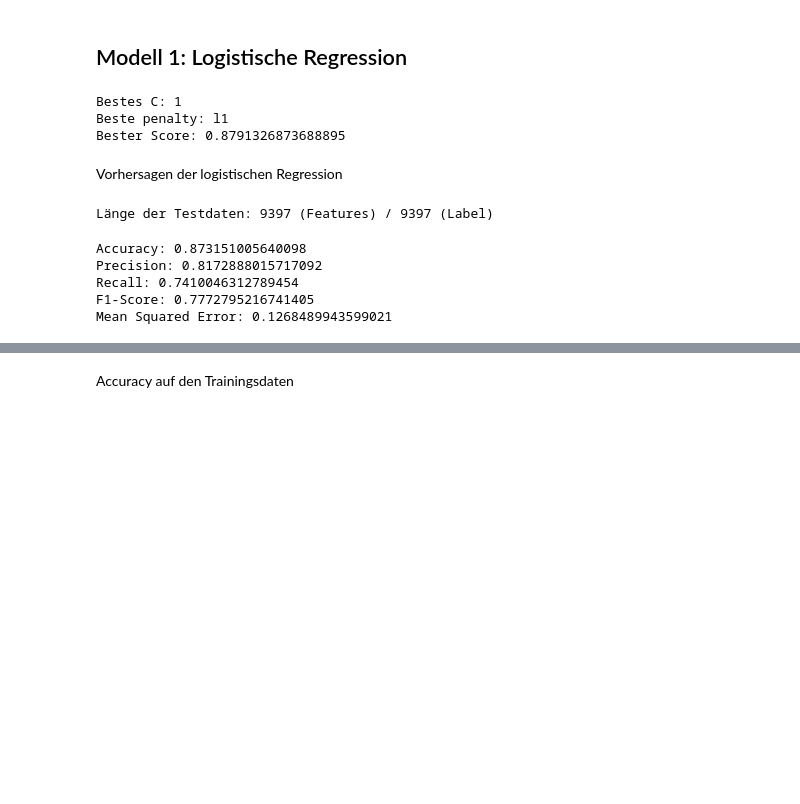
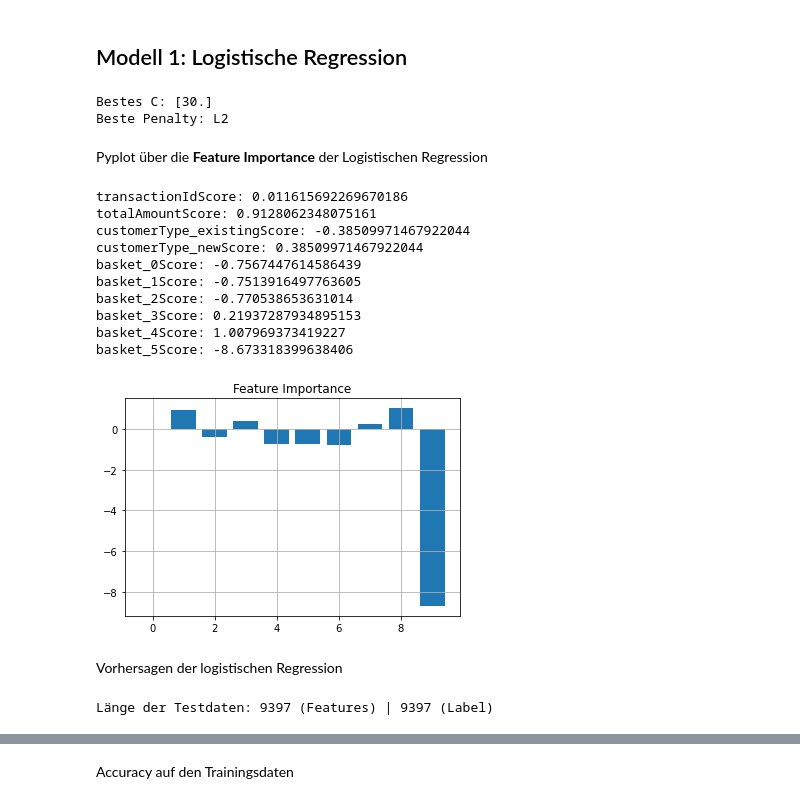
Before and after one commit to czal1011/ml-labor, a Jupyter notebook: project.ipynb, the cells around one changed output, grey strips where cells are left out. Saved outputs shown, nothing was run; the diff lists cells and outputs as text; code cells hidden in the pictures; blank space fills up the shorter version.

```diff
--- a/project.ipynb
+++ b/project.ipynb
@@ -175,6 +173,7 @@ Skalieren des Trainingsdatensatzes mit einem `StandardScaler`
 # %%
 from sklearn.preprocessing import StandardScaler
 scaler = StandardScaler().fit(df)
-df_scaled = scaler.transform(df)
-df_scaled
+scaled_values = scaler.transform(df)
+df_scaled = pd.DataFrame(scaled_values, index=df.index, columns=df.columns)
+df_scaled.head()
 # %% [output]
@@ -281,36 +275,45 @@ array([[-0.52536681,  0.49594518,  0.6507234 , ...,  1.98196241,
 # %% [markdown]
 ## Modell 1: Logistische Regression
 # %%
-from sklearn.linear_model import LogisticRegression
-from sklearn.metrics import mean_squared_error as MSE, accuracy_score, recall_score, precision_score, f1_score
-from sklearn.model_selection import GridSearchCV
-candidates = [{'C': [0.1, 1, 4, 5, 6, 10, 30, 100], 'penalty': ['l1', 'l2']}]
-model_no_cv = LogisticRegression(solver='saga', random_state=0, max_iter=400)
-model = GridSearchCV(estimator=model_no_cv, param_grid=candidates, n_jobs=-1)
+from sklearn.linear_model import LogisticRegressionCV
+from sklearn.metrics import accuracy_score, recall_score, precision_score
+from matplotlib import pyplot
+
+C = [0.1, 1, 4, 5, 6, 10, 30, 100]
+
+model = LogisticRegressionCV(Cs=C, penalty='elasticnet', l1_ratios=[0,1], solver='saga', max_iter=400, random_state=0)
 model.fit(df_scaled, df_label)
-print("Bestes C:", model.best_estimator_.C,
-"\nBeste penalty:", model.best_estimator_.penalty,
-"\nBester Score:", model.best_score_)
+print('Bestes C:', model.C_,
+"\nBeste Penalty:", 'L1' if model.l1_ratio_[0] == 1 else 'L2')
 # %% [output]
-Bestes C: 1
-Beste penalty: l1
-Bester Score: 0.8791326873688895
+Bestes C: [30.]
+Beste Penalty: L2
+# %% [markdown]
+Pyplot über die **Feature Importance** der Logistischen Regression
+# %%
+importance = model.coef_[0]
+for i,j in enumerate(importance):
+    print(f'{df.columns[i]}Score: {j}')
+
+pyplot.bar([x for x in range(len(importance))], importance)
+pyplot.title('Feature Importance')
+pyplot.grid(True)
+pyplot.show()
+# %% [output]
+transactionIdScore: 0.011615692269670186
+totalAmountScore: 0.9128062348075161
+customerType_existingScore: -0.38509971467922044
+customerType_newScore: 0.38509971467922044
+basket_0Score: -0.7567447614586439
+basket_1Score: -0.7513916497763605
+basket_2Score: -0.770538653631014
+basket_3Score: 0.21937287934895153
+basket_4Score: 1.007969373419227
+basket_5Score: -8.673318399638406
+[figure, added]
 # %% [markdown]
 Vorhersagen der logistischen Regression
 # %%
-print("Länge der Testdaten:", len(df_test_scaled), "(Features) /", len(df_test_label), "(Label)")
+print("Länge der Testdaten:", len(df_test_scaled), "(Features) |", len(df_test_label), "(Label)")
 # %% [output]
-Länge der Testdaten: 9397 (Features) / 9397 (Label)
+Länge der Testdaten: 9397 (Features) | 9397 (Label)
-# %%
-predictions = model.predict(df_test_scaled)
-print("Accuracy:", accuracy_score(df_test_label, predictions),
-"\nPrecision:", precision_score(df_test_label, predictions),
-"\nRecall:", recall_score(df_test_label, predictions),
-"\nF1-Score:", f1_score(df_test_label, predictions),
-"\nMean Squared Error:", MSE(df_test_label, predictions))
-# %% [output]
-Accuracy: 0.873151005640098
-Precision: 0.8172888015717092
-Recall: 0.7410046312789454
-F1-Score: 0.7772795216741405
-Mean Squared Error: 0.1268489943599021
```
Also changed, not shown: parts of 47 cells of this notebook.
